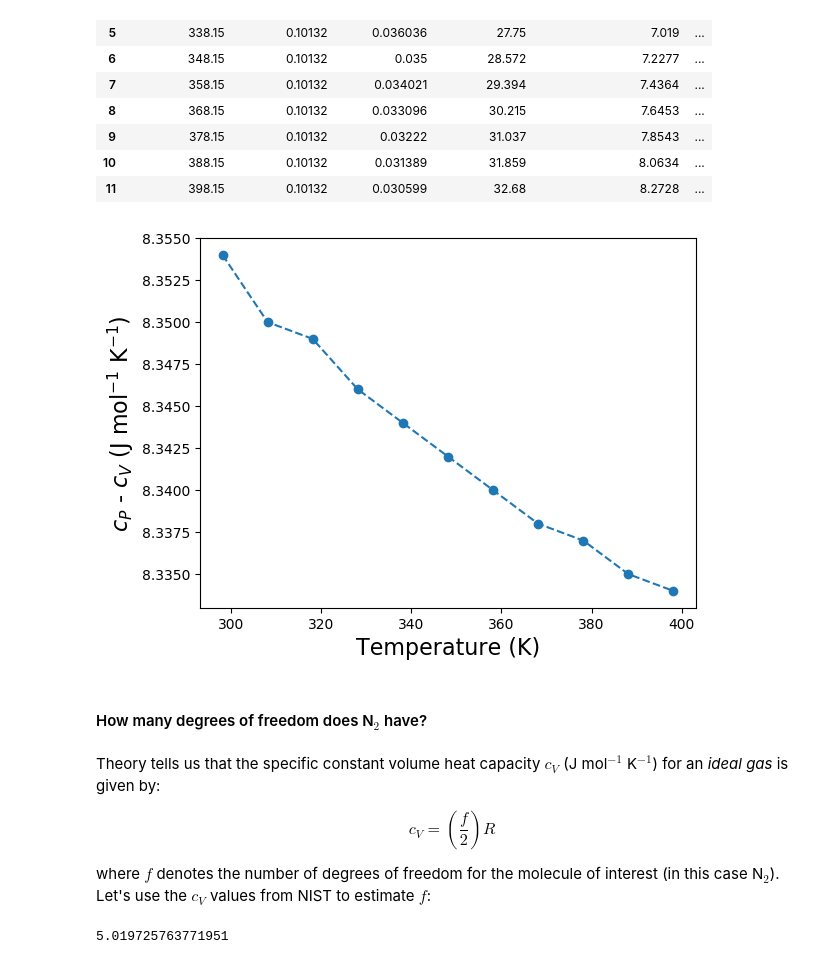
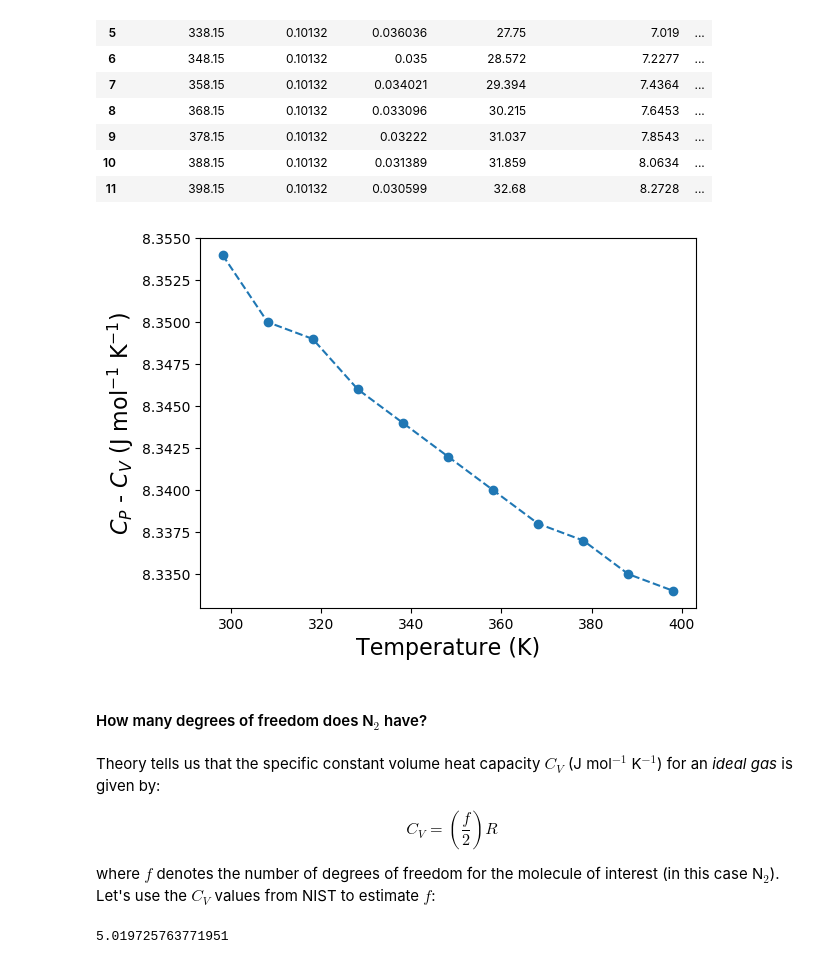
Before and after one commit to varnerlab/CHEME-3130-SU2020, a Jupyter notebook: notebooks/heat_capacity_ideal/HeatCapacity-IdealGas.ipynb, the cells around one changed output. Saved outputs shown, nothing was run; the diff lists cells and outputs as text; code cells hidden in the pictures.

```diff
--- a/notebooks/heat_capacity_ideal/HeatCapacity-IdealGas.ipynb
+++ b/notebooks/heat_capacity_ideal/HeatCapacity-IdealGas.ipynb
@@ -27,26 +27,26 @@ nitrogen_data_table
 # %%
 # Plot the difference between cv and cp as a function of T -
 difference_heat_capacity = nitrogen_data_table[:,9] - nitrogen_data_table[:,8]
 temp_range = nitrogen_data_table[:,1]
 
 # make the plot -
 plot(temp_range,difference_heat_capacity,"o--");
 
 # label the axis -
 xlabel("Temperature (K)",fontsize=16);
-ylabel(L"$c_{P}$ - $c_{V}$ (J mol$^{-1}$ K$^{-1}$)",fontsize=16);
+ylabel(L"$C_{P}$ - $C_{V}$ (J mol$^{-1}$ K$^{-1}$)",fontsize=16);
 # %% [output]
-[figure, old version]
+[figure, new version]
 # %% [markdown]
 #### How many degrees of freedom does N$_{2}$ have?
 # %% [markdown]
-Theory tells us that the specific constant volume heat capacity $c_{V}$ (J mol$^{-1}$ K$^{-1}$) for an _ideal gas_ is given by:
+Theory tells us that the specific constant volume heat capacity $C_{V}$ (J mol$^{-1}$ K$^{-1}$) for an _ideal gas_ is given by:
 
 \begin{equation}
-c_{V} = \left(\frac{f}{2}\right)R
+C_{V} = \left(\frac{f}{2}\right)R
 \end{equation}
 
-where $f$ denotes the number of degrees of freedom for the molecule of interest (in this case N$_{2}$). Let's use the $c_{V}$ values from NIST to estimate $f$:
+where $f$ denotes the number of degrees of freedom for the molecule of interest (in this case N$_{2}$). Let's use the $C_{V}$ values from NIST to estimate $f$:
 # %%
 ## compute the degrees of freedom f -
 data_point_index = 7
```
Also changed, not shown: parts of 3 cells of this notebook, 1 other file.
